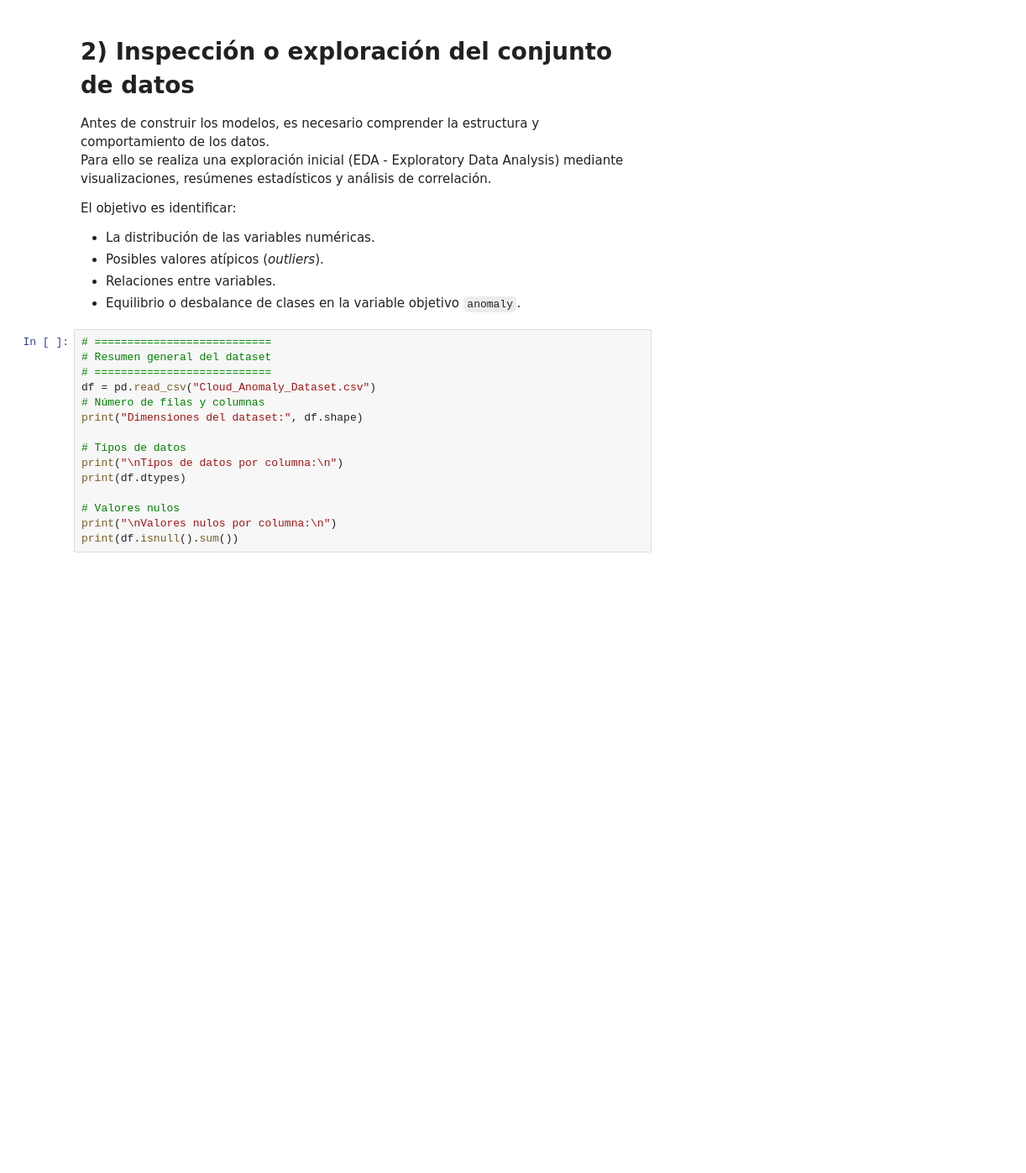
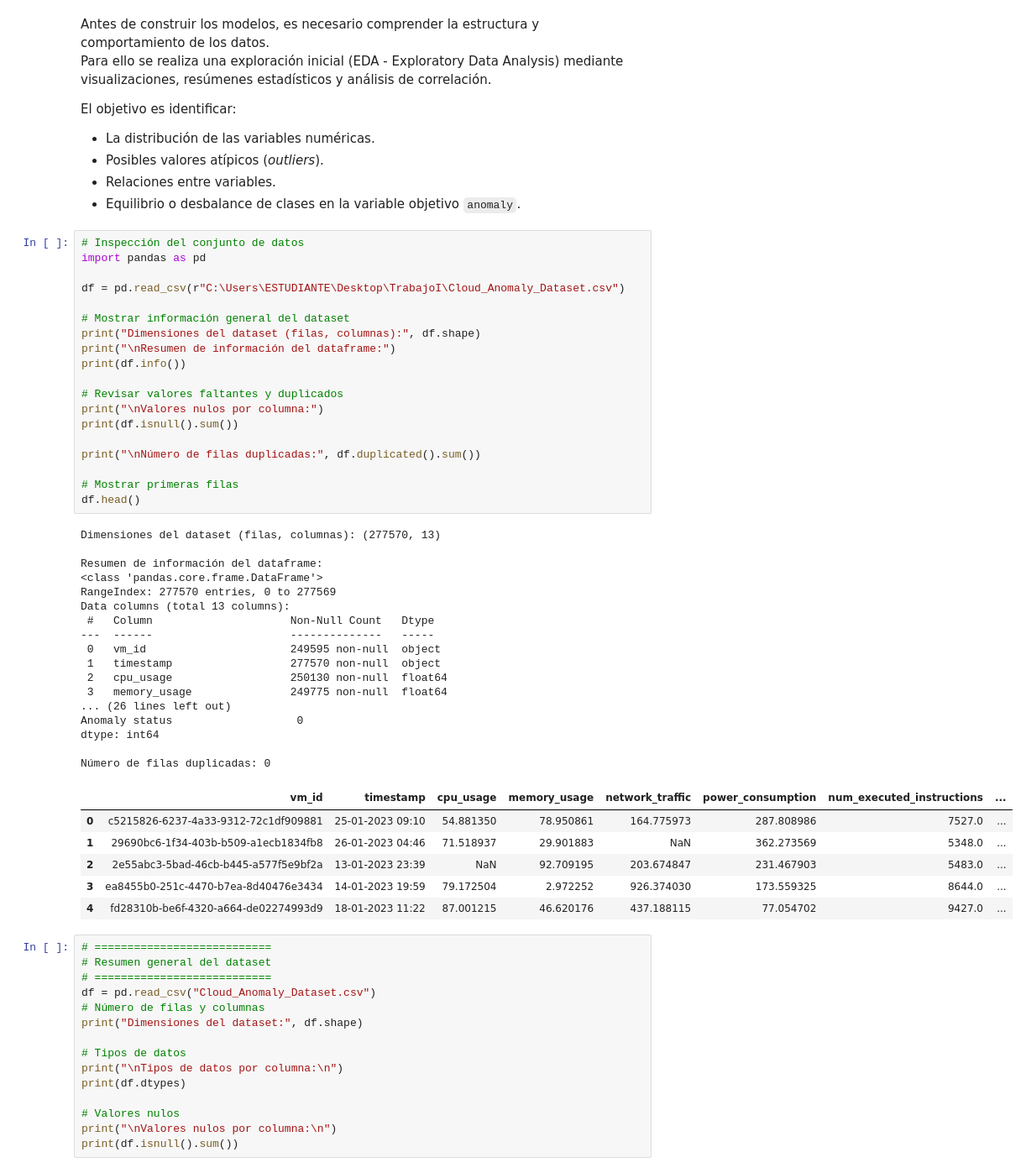
Before and after one commit to FreyOrtiz/CloudInfrastrutureAnomalyData, a Jupyter notebook: Proyecto/TrabajoFinalIA.ipynb, the cells around one changed output. Shown: that part at 84% size. Drawn from its saved outputs; the diff is of its cells as text; blank space fills up the shorter version.

```diff
--- a/Proyecto/TrabajoFinalIA.ipynb
+++ b/Proyecto/TrabajoFinalIA.ipynb
@@ -83,7 +92,6 @@ El conjunto de datos posee 277500 registros, 1 variable tipo data, 8 variables n
 
 ---
 # %% [markdown]
-#  2) Inspección o exploración del conjunto de datos
 
 Antes de construir los modelos, es necesario comprender la estructura y comportamiento de los datos.
 Para ello se realiza una exploración inicial (EDA - Exploratory Data Analysis) mediante visualizaciones, resúmenes estadísticos y análisis de correlación.
@@ -93,6 +101,49 @@ El objetivo es identificar:
 - Posibles valores atípicos (*outliers*).
 - Relaciones entre variables.
 - Equilibrio o desbalance de clases en la variable objetivo `anomaly`.
+# %%
+# Inspección del conjunto de datos
+import pandas as pd
+
+df = pd.read_csv(r"C:\Users\ESTUDIANTE\Desktop\TrabajoI\Cloud_Anomaly_Dataset.csv")
+
+# Mostrar información general del dataset
+print("Dimensiones del dataset (filas, columnas):", df.shape)
+print("\nResumen de información del dataframe:")
+print(df.info())
+
+# Revisar valores faltantes y duplicados
+print("\nValores nulos por columna:")
+print(df.isnull().sum())
+
+print("\nNúmero de filas duplicadas:", df.duplicated().sum())
+
+# Mostrar primeras filas
+df.head()
+# %% [output]
+Dimensiones del dataset (filas, columnas): (277570, 13)
+
+Resumen de información del dataframe:
+<class 'pandas.core.frame.DataFrame'>
+RangeIndex: 277570 entries, 0 to 277569
+Data columns (total 13 columns):
+ #   Column                     Non-Null Count   Dtype
+---  ------                     --------------   -----
+ 0   vm_id                      249595 non-null  object
+ 1   timestamp                  277570 non-null  object
+ 2   cpu_usage                  250130 non-null  float64
+ 3   memory_usage               249775 non-null  float64
+... (26 lines left out)
+Anomaly status                   0
+dtype: int64
+
+Número de filas duplicadas: 0
+|  | vm_id | timestamp | cpu_usage | memory_usage | network_traffic | power_consumption | num_executed_instructions | ... |
+| 0 | c5215826-6237-4a33-9312-72c1df909881 | 25-01-2023 09:10 | 54.881350 | 78.950861 | 164.775973 | 287.808986 | 7527.0 | ... |
+| 1 | 29690bc6-1f34-403b-b509-a1ecb1834fb8 | 26-01-2023 04:46 | 71.518937 | 29.901883 | NaN | 362.273569 | 5348.0 | ... |
+| 2 | 2e55abc3-5bad-46cb-b445-a577f5e9bf2a | 13-01-2023 23:39 | NaN | 92.709195 | 203.674847 | 231.467903 | 5483.0 | ... |
+| 3 | ea8455b0-251c-4470-b7ea-8d40476e3434 | 14-01-2023 19:59 | 79.172504 | 2.972252 | 926.374030 | 173.559325 | 8644.0 | ... |
+| 4 | fd28310b-be6f-4320-a664-de02274993d9 | 18-01-2023 11:22 | 87.001215 | 46.620176 | 437.188115 | 77.054702 | 9427.0 | ... |
 # %%
 # ===========================
 # Resumen general del dataset
```
Also changed, not shown: parts of 30 cells of this notebook.
